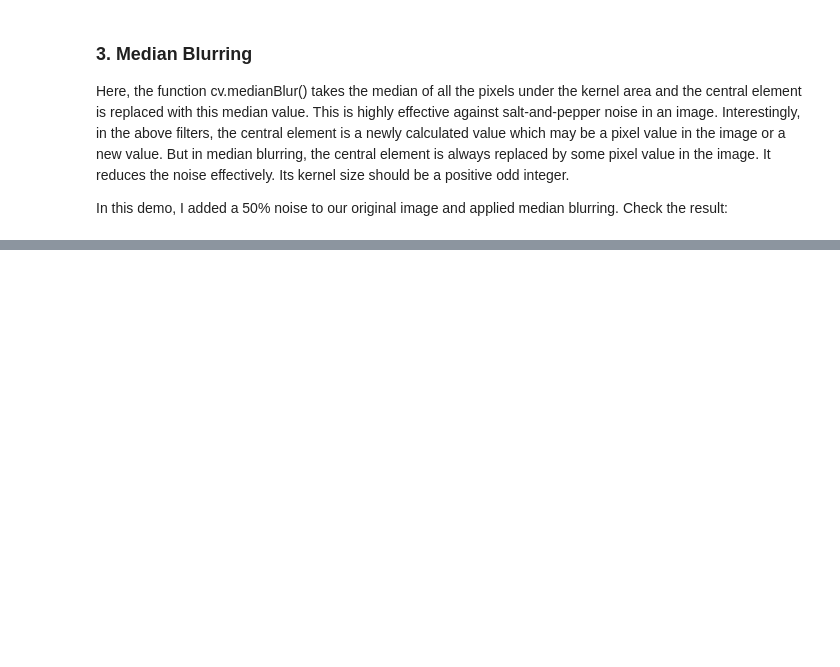
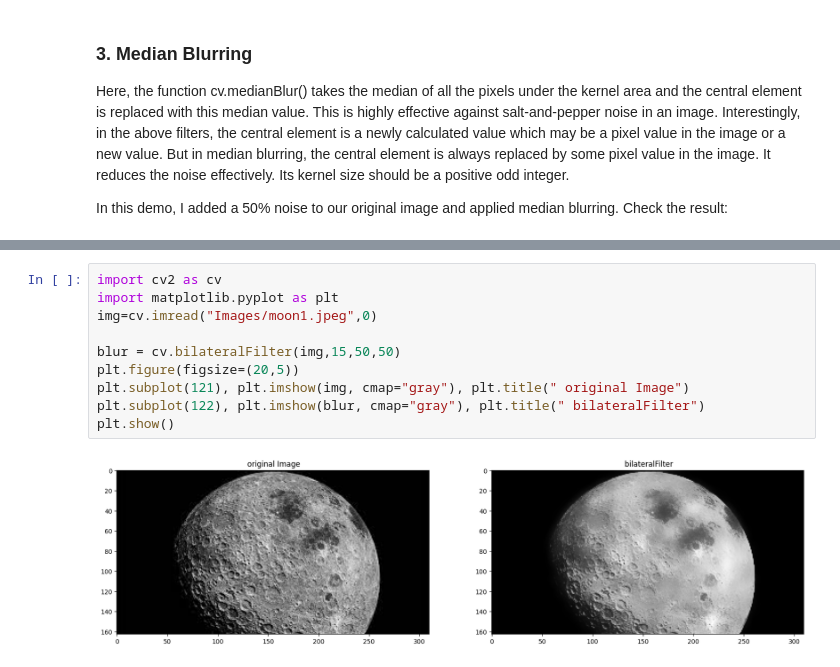
Before and after one commit to gangaholi/KSIT_CSE, a Jupyter notebook: 04_Image Enhancement Using Spatial Filters.ipynb, the cells around one changed output, grey strips where cells are left out. Cells and saved outputs as stored; diff of their text form; blank space fills up the shorter version.

```diff
--- a/04_Image Enhancement Using Spatial Filters.ipynb
+++ b/04_Image Enhancement Using Spatial Filters.ipynb
@@ -126,0 +134,12 @@ plt.show()
+# %%
+import cv2 as cv
+import matplotlib.pyplot as plt
+img=cv.imread("Images/moon1.jpeg",0)
+
+blur = cv.bilateralFilter(img,15,50,50)
+plt.figure(figsize=(20,5))
+plt.subplot(121), plt.imshow(img, cmap="gray"), plt.title(" original Image")
+plt.subplot(122), plt.imshow(blur, cmap="gray"), plt.title(" bilateralFilter")
+plt.show()
+# %% [output]
+[figure, added]
```
Also changed, not shown: parts of 6 cells of this notebook, 9 other files.
